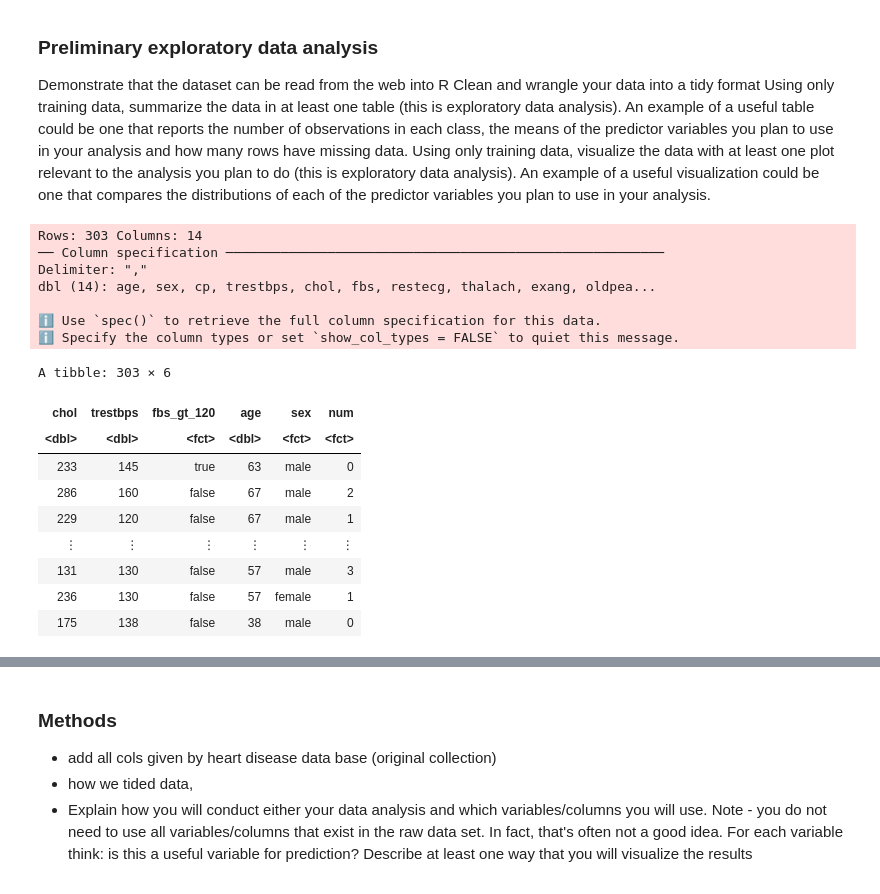
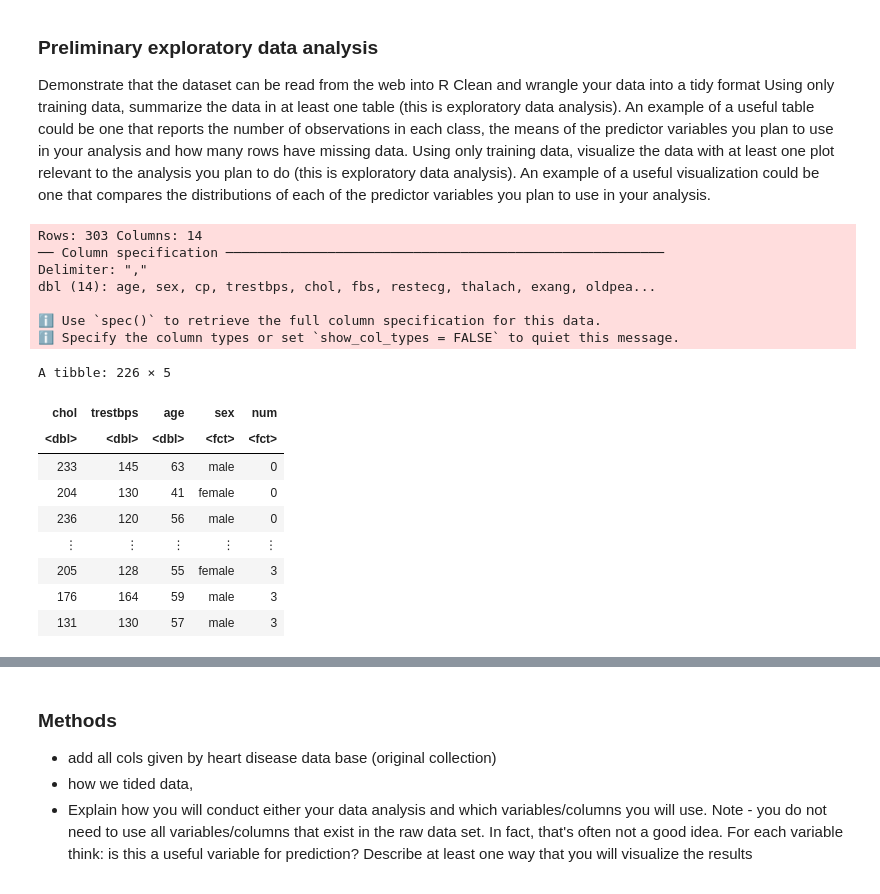
Before and after one commit to cchan70/dsci-100-project-17, a Jupyter notebook: Proposal.ipynb, the cells around one changed output, grey strips where cells are left out. Cells and saved outputs as stored; diff of their text form; code cells hidden in the pictures.

```diff
--- a/Proposal.ipynb
+++ b/Proposal.ipynb
@@ -21,34 +22,42 @@ library(dplyr)
 library(RColorBrewer)
 options(repr.matrix.max.rows = 6)
 # %%
-# explain what we did in each step with #'s
-heart_data <- read_csv("heart_data.csv") |>
-select(chol, trestbps, fbs, age, sex, num) |>
+
+# reading the dataframe from a .csv file
+heart_data <- read_csv("heart_data.csv")
+
+# cleaning and wrangling the data frame, selecting relevant columns
+heart_data_clean <- heart_data |>
+select(chol, trestbps, age, sex, num) |>
 mutate(sex = as_factor(sex))|>
 mutate(sex = fct_recode(sex, "male" = "1", "female" = "0")) |>
-mutate(fbs = as_factor(fbs)) |>
-mutate(fbs = fct_recode(fbs, "true" = "1", "false" = "0")) |>
-rename("fbs_gt_120" = "fbs") |>
 mutate(num = as_factor(num))
-heart_data
+
+# splitting data into training data set and testing data set
+heart_split <- initial_split(heart_data_clean, prop = 0.75, strata = num)
+
+heart_testing <- testing(heart_split)
+heart_training <- training(heart_split)
+
+heart_training
 # %% [output]
 Rows: 303 Columns: 14
 ── Column specification ────────────────────────────────────────────────────────
 Delimiter: ","
 dbl (14): age, sex, cp, trestbps, chol, fbs, restecg, thalach, exang, oldpea...
 
 ℹ Use `spec()` to retrieve the full column specification for this data.
 ℹ Specify the column types or set `show_col_types = FALSE` to quiet this message.
-A tibble: 303 × 6
+A tibble: 226 × 5
-| chol | trestbps | fbs_gt_120 | age | sex | num |
-| <dbl> | <dbl> | <fct> | <dbl> | <fct> | <fct> |
-| 233 | 145 | true | 63 | male | 0 |
-| 286 | 160 | false | 67 | male | 2 |
-| 229 | 120 | false | 67 | male | 1 |
-| ⋮ | ⋮ | ⋮ | ⋮ | ⋮ | ⋮ |
-| 131 | 130 | false | 57 | male | 3 |
-| 236 | 130 | false | 57 | female | 1 |
-| 175 | 138 | false | 38 | male | 0 |
+| chol | trestbps | age | sex | num |
+| <dbl> | <dbl> | <dbl> | <fct> | <fct> |
+| 233 | 145 | 63 | male | 0 |
+| 204 | 130 | 41 | female | 0 |
+| 236 | 120 | 56 | male | 0 |
+| ⋮ | ⋮ | ⋮ | ⋮ | ⋮ |
+| 205 | 128 | 55 | female | 3 |
+| 176 | 164 | 59 | male | 3 |
+| 131 | 130 | 57 | male | 3 |
 # %%
 options(repr.plot.width = 8, repr.plot.height = 5)
 
```
Also changed, not shown: parts of 2 cells of this notebook.
